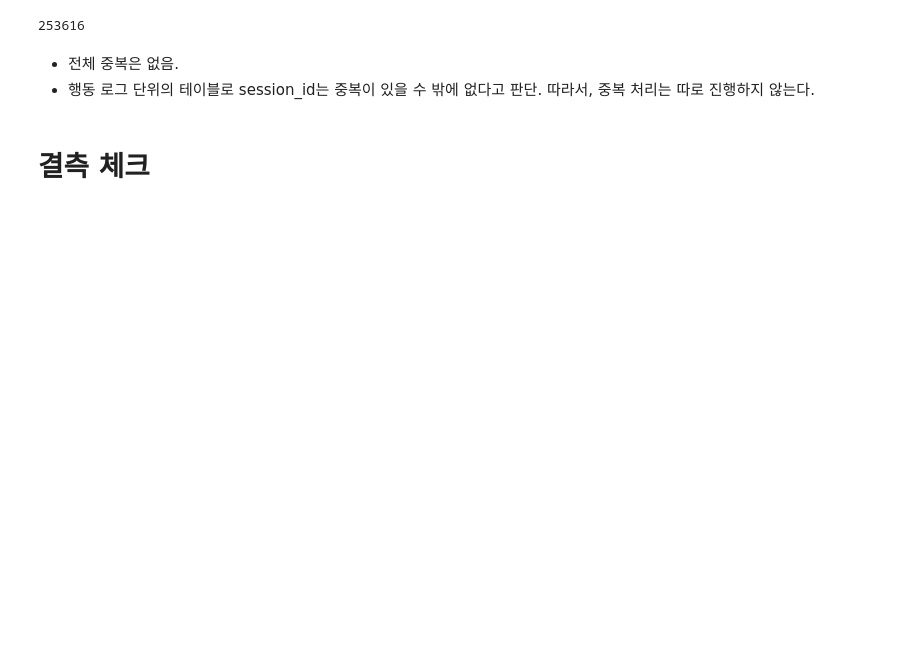
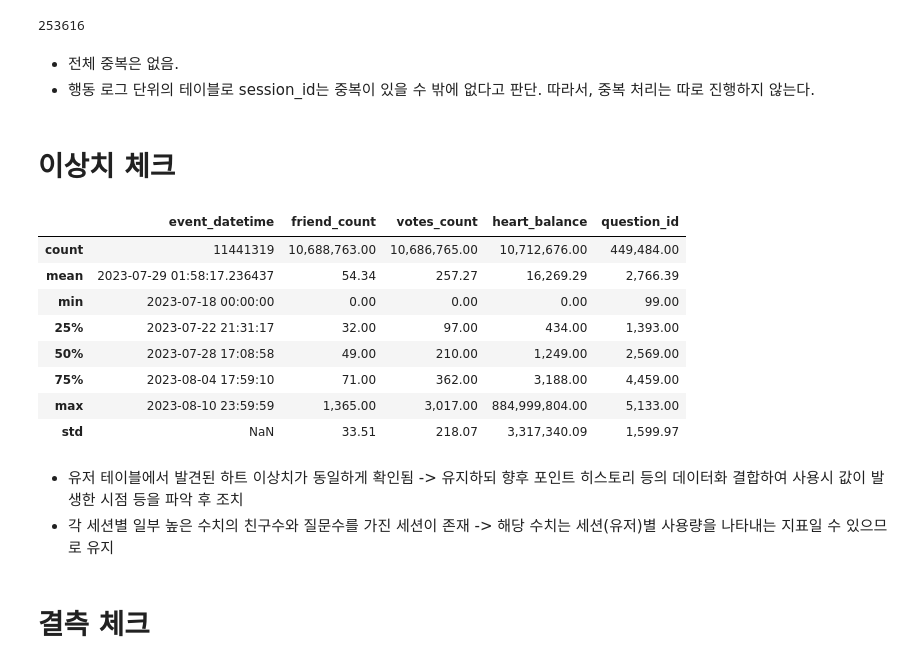
Before and after one commit to zoo-no-s/sns_service_analysis, a Jupyter notebook: src/preprocess/hackle_events.ipynb, the cells around one changed output. Saved outputs shown, nothing was run; the diff lists cells and outputs as text; code cells hidden in the pictures; blank space fills up the shorter version.

```diff
--- a/src/preprocess/hackle_events.ipynb
+++ b/src/preprocess/hackle_events.ipynb
@@ -20,14 +21,22 @@ conn = pymysql.connect(
 print("DB 연결 성공!")
 # %% [output]
 DB 연결 성공!
+# %%
+from google.cloud import bigquery
+
+PROJECT_ID = "sns-analysis-prj"
+DATA_SET = "sns_analysis"
+
+client = bigquery.Client(project=PROJECT_ID)
 # %%
-query = """
-SELECT *
-FROM hackle_events
-;
+# 전처리 수행 대상 테이블 호출
+sql = f"""
+    SELECT *
+    FROM `{PROJECT_ID}.{DATA_SET}.hackle_events`
 """
 
-df = pd.read_sql(query, conn)
+# 판다스 데이터프레임으로 변환
+df = client.query(sql).to_dataframe()
 
 df.head()
 # %% [output]
@@ -72,6 +83,24 @@ df['session_id'].nunique()
 - 전체 중복은 없음.
 - 행동 로그 단위의 테이블로 session_id는 중복이 있을 수 밖에 없다고 판단.
 따라서, 중복 처리는 따로 진행하지 않는다.
+# %% [markdown]
+# 이상치 체크
+# %%
+pd.set_option('display.float_format', '{:,.2f}'.format)
+df.describe()
+# %% [output]
+|  | event_datetime | friend_count | votes_count | heart_balance | question_id |
+| count | 11441319 | 10,688,763.00 | 10,686,765.00 | 10,712,676.00 | 449,484.00 |
+| mean | 2023-07-29 01:58:17.236437 | 54.34 | 257.27 | 16,269.29 | 2,766.39 |
+| min | 2023-07-18 00:00:00 | 0.00 | 0.00 | 0.00 | 99.00 |
+| 25% | 2023-07-22 21:31:17 | 32.00 | 97.00 | 434.00 | 1,393.00 |
+| 50% | 2023-07-28 17:08:58 | 49.00 | 210.00 | 1,249.00 | 2,569.00 |
+| 75% | 2023-08-04 17:59:10 | 71.00 | 362.00 | 3,188.00 | 4,459.00 |
+| max | 2023-08-10 23:59:59 | 1,365.00 | 3,017.00 | 884,999,804.00 | 5,133.00 |
+| std | NaN | 33.51 | 218.07 | 3,317,340.09 | 1,599.97 |
+# %% [markdown]
+- 유저 테이블에서 발견된 하트 이상치가 동일하게 확인됨 -> 유지하되 향후 포인트 히스토리 등의 데이터화 결합하여 사용시 값이 발생한 시점 등을 파악 후 조치
+- 각 세션별 일부 높은 수치의 친구수와 질문수를 가진 세션이 존재 -> 해당 수치는 세션(유저)별 사용량을 나타내는 지표일 수 있으므로 유지
 # %% [markdown]
 # 결측 체크
 # %%
```
Also changed, not shown: parts of 29 cells of this notebook, 2 other files.
